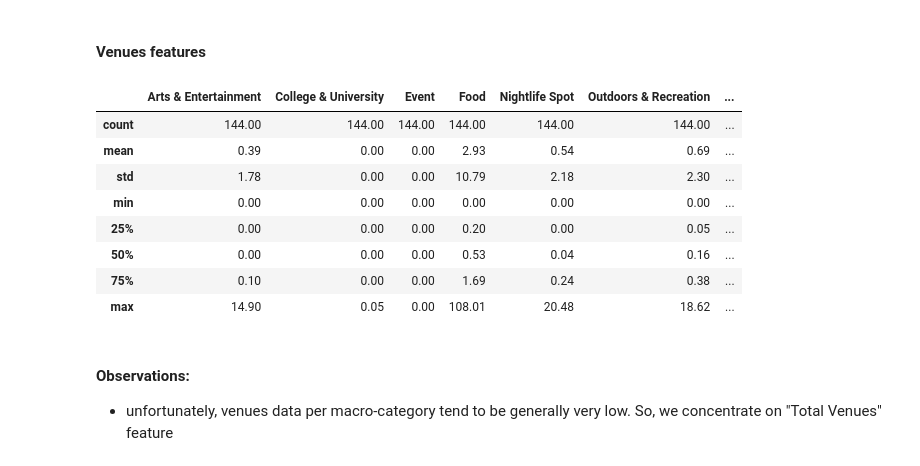
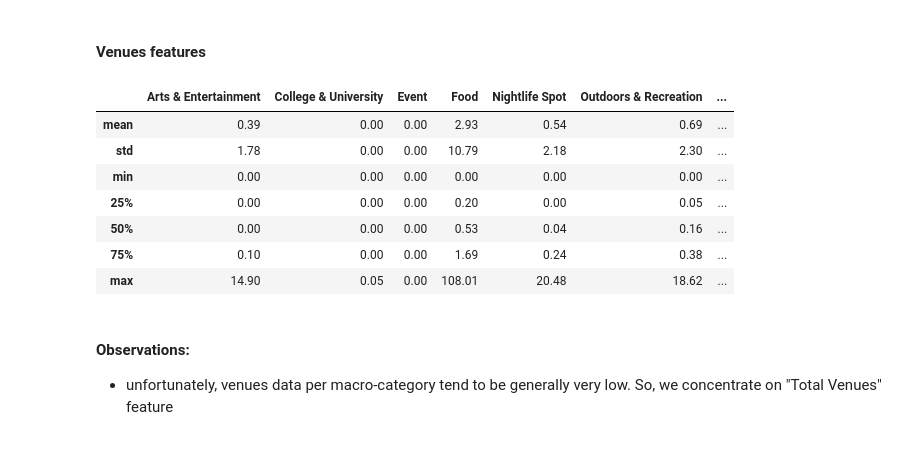
Before and after one commit to MicheleGava/battle_of_neighborhoods_w1, a Jupyter notebook: neighborhoods_notebook.ipynb, the cells around one changed output. Saved outputs shown, nothing was run; the diff lists cells and outputs as text; code cells hidden in the pictures.

```diff
--- a/neighborhoods_notebook.ipynb
+++ b/neighborhoods_notebook.ipynb
@@ -392,10 +392,9 @@ for n, feature in enumerate(['Unemployment Rate', 'Neet Rate', 'School Dropout R
 #### **Venues features**
 # %%
 venues_eda_df = final_df[venues_features]
-venues_eda_df.describe()
+venues_eda_df.describe()[1:]
 # %% [output]
 |  | Arts & Entertainment | College & University | Event | Food | Nightlife Spot | Outdoors & Recreation | ... |
-| count | 144.00 | 144.00 | 144.00 | 144.00 | 144.00 | 144.00 | ... |
 | mean | 0.39 | 0.00 | 0.00 | 2.93 | 0.54 | 0.69 | ... |
 | std | 1.78 | 0.00 | 0.00 | 10.79 | 2.18 | 2.30 | ... |
 | min | 0.00 | 0.00 | 0.00 | 0.00 | 0.00 | 0.00 | ... |
```
Also changed, not shown: parts of 1 cell of this notebook, 1 other file.
